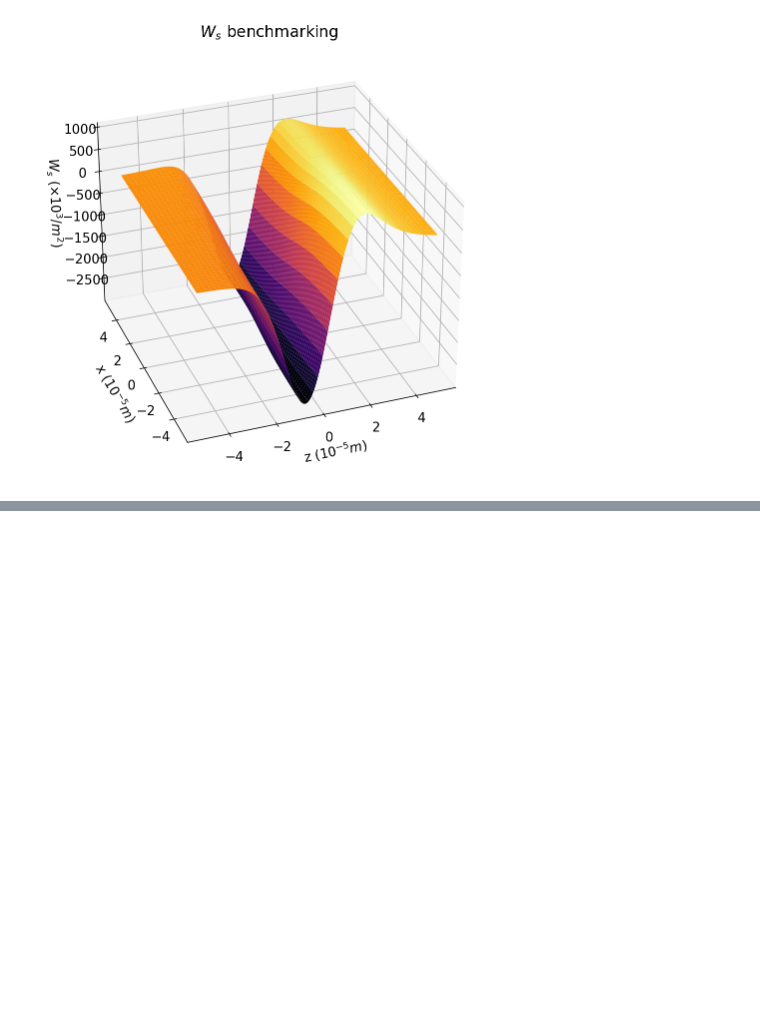
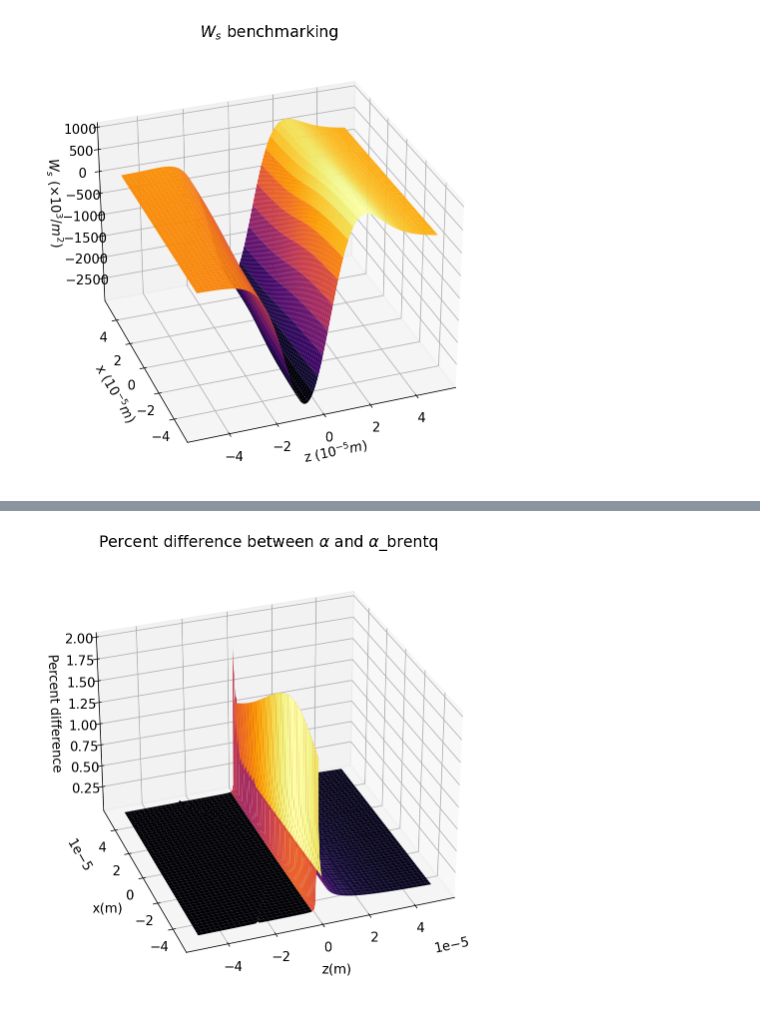
Before and after one commit to weiyuanlou/PyCSR2D, a Jupyter notebook: benchmarking/one_bend_transient/CaseB_ss_benchmark.ipynb, the cells around one changed output, grey strips where cells are left out. Saved outputs shown, nothing was run; the diff lists cells and outputs as text; code cells hidden in the pictures; blank space fills up the shorter version.

```diff
--- a/benchmarking/one_bend_transient/CaseB_ss_benchmark.ipynb
+++ b/benchmarking/one_bend_transient/CaseB_ss_benchmark.ipynb
@@ -172,0 +177,35 @@ ax.azim = 250
+# %%
+gamma = 500
+beta = (1-1/gamma**2)**(1/2)
+
+nz = 250
+nx = 250
+
+sigma_x  = 10e-6
+sigma_z  = 10e-6
+
+zvec = np.linspace(-5*sigma_z, 5*sigma_z, nz)
+xvec = np.linspace(-5*sigma_x, 5*sigma_x, nx)
+zm, xm = np.meshgrid(zvec, xvec, indexing='ij')
+# %%
+# Can be slow ( not jitted )
+aa = alpha_exact(zm, xm, beta)
+# %%
+aa_brentq = alpha_exact_case_B_brentq(zm, xm, beta)
+# %%
+diff = np.abs(( aa_brentq - aa)/aa) * 100
+# %%
+fig, ax = plt.subplots(figsize=(8,8))
+ax = plt.axes(projection='3d')
+ax.plot_surface(zm, xm, diff, cmap='inferno', zorder=1)
+
+
+ax.set_xlabel(r'z(m)', labelpad = 10)
+ax.set_ylabel(r'x(m)', labelpad = 10)
+ax.set_zlabel(r'Percent difference', labelpad = 18)
+ax.zaxis.labelpad = 10
+ax.set_title(r'Percent difference between $\alpha$ and $\alpha$_brentq')
+
+ax.azim = 250
+# %% [output]
+[figure, added]
```
Also changed, not shown: parts of 4 cells of this notebook, 5 other files.
